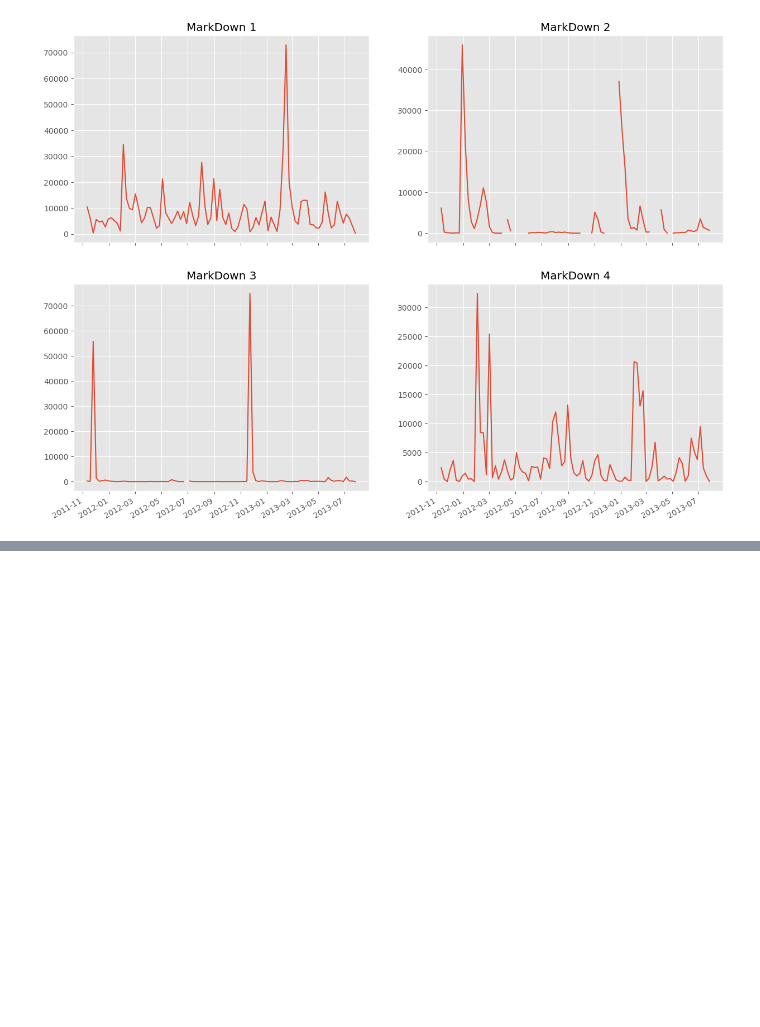
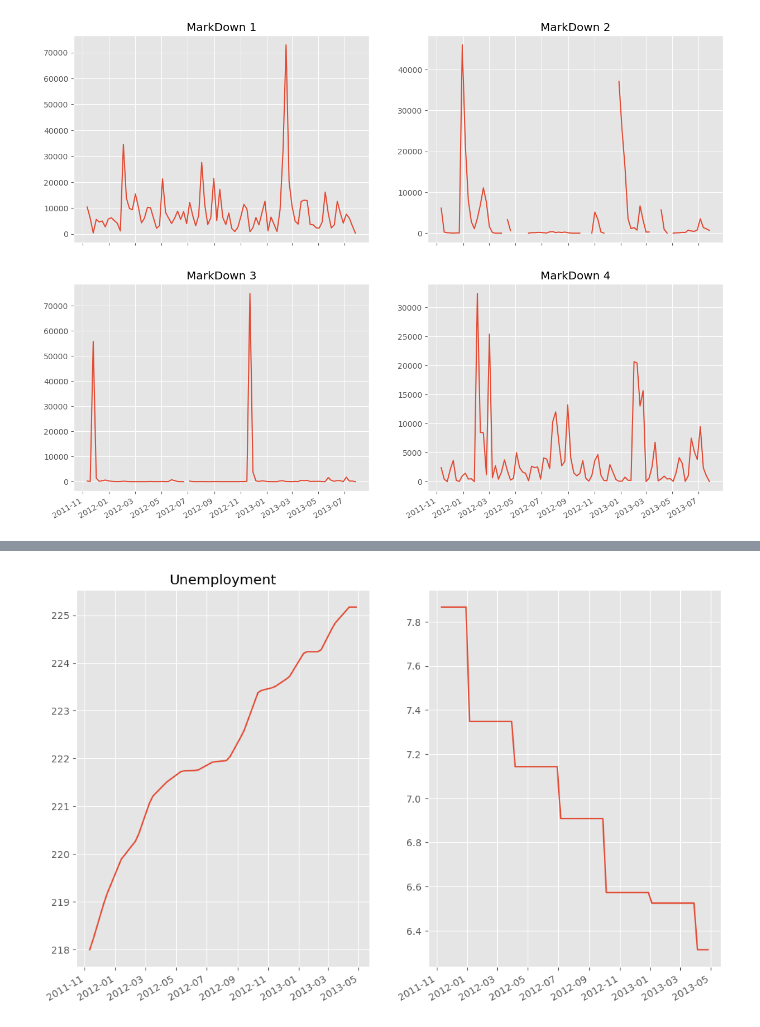
Before and after one commit to keithmmc/walmart-forecasting, a Jupyter notebook: walmart.ipynb, the cells around one changed output, grey strips where cells are left out. Cells and saved outputs as stored; diff of their text form; code cells hidden in the pictures; blank space fills up the shorter version.

```diff
--- a/walmart.ipynb
+++ b/walmart.ipynb
@@ -289,0 +315,17 @@ plt.show()
+# %%
+# Create a figure and a set of axis
+fig, [ax1,ax2] = plt.subplots(1,2)
+
+# Date Format.
+fig.autofmt_xdate()
+
+# Plot the data.
+ax1.plot(temp.CPI)
+ax1.title.set_text("CPI")
+ax2.plot(temp.Unemployment)
+ax1.title.set_text("Unemployment")
+
+# Show the plots.
+plt.show()
+# %% [output]
+[figure, added]
```
Also changed, not shown: parts of 5 cells of this notebook.
